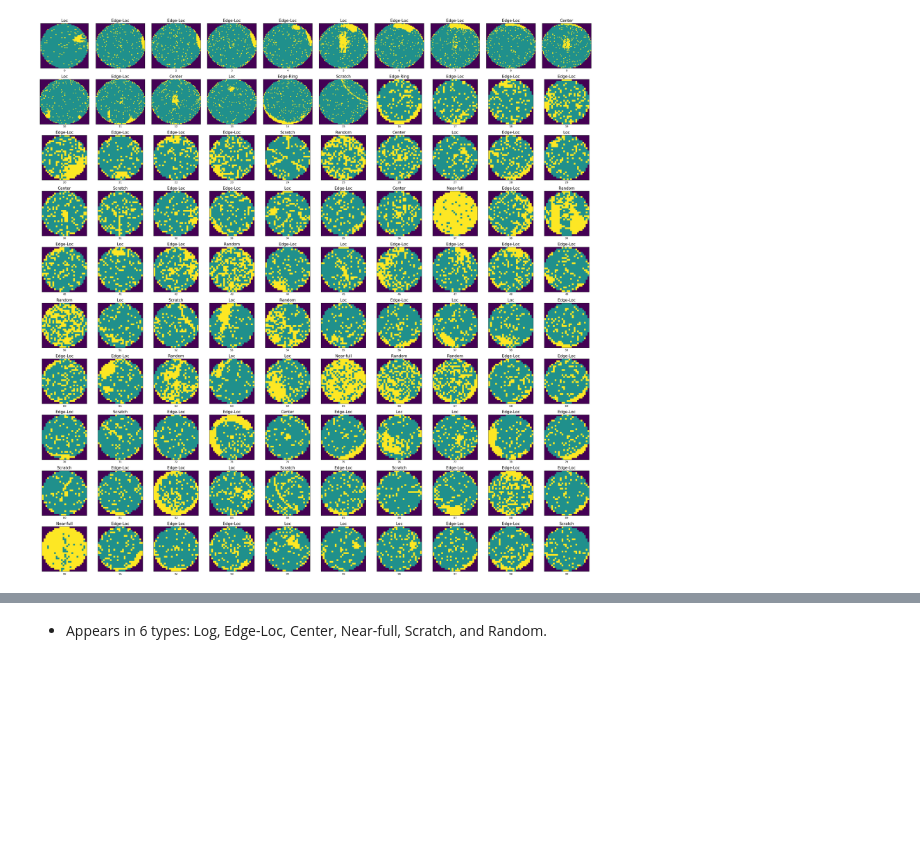
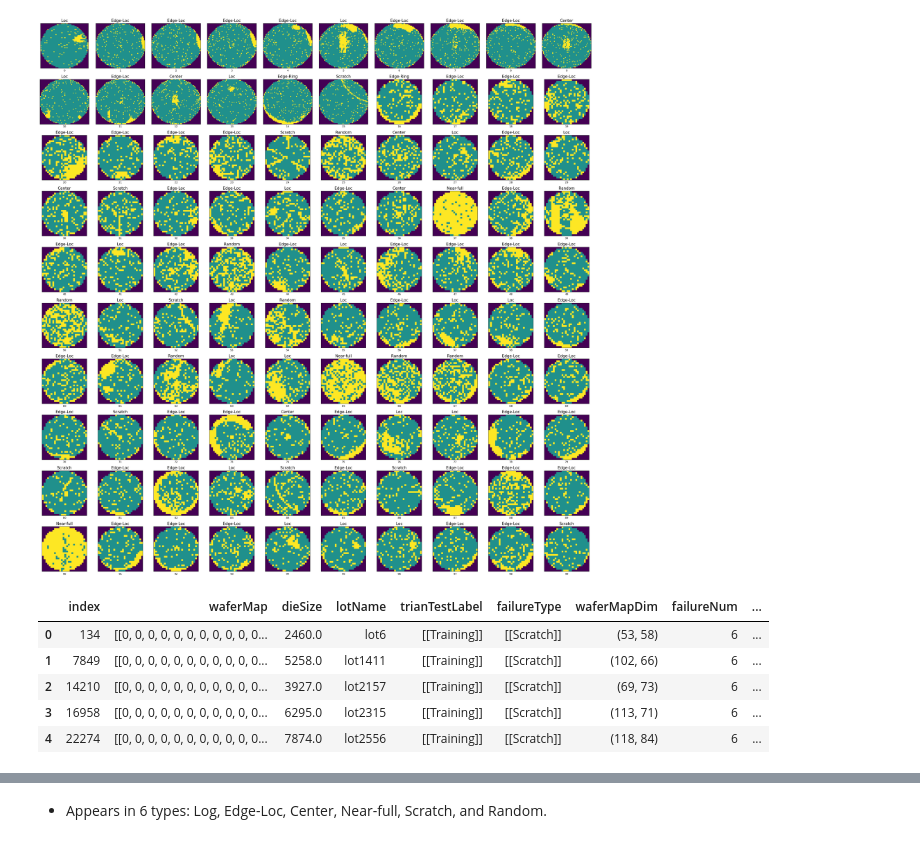
Before and after one commit to jonaschen16/wafermap, a Jupyter notebook: WM_811k_Wafermap_show.ipynb, the cells around one changed output, grey strips where cells are left out. Drawn from its saved outputs; the diff is of its cells as text; code cells hidden in the pictures; blank space fills up the shorter version.

```diff
--- a/WM_811k_Wafermap_show.ipynb
+++ b/WM_811k_Wafermap_show.ipynb
@@ -309,4 +309,19 @@ plt.tight_layout()
 plt.show()
 # %% [output]
 [figure]
+# %%
+#mapping_type={'Center':0, 'Donut':1, 'Edge-Loc':2, 'Edge-Ring':3, 'Loc':4, 'Random':5,'Scratch':6, 'Near-full':7, 'none':8}
+#mapping_traintest={'Training':0, 'Test':1}
+
+df_show = df[(df['failureNum']==0) & (df.waferMapDim >= (40,40))] # Create a new data frame
+df_show = df_show.reset_index() # Reset the index of the data frame created earlier
+# %%
+df_show.head()
+# %% [output]
+|  | index | waferMap | dieSize | lotName | trianTestLabel | failureType | waferMapDim | failureNum | ... |
+| 0 | 134 | [[0, 0, 0, 0, 0, 0, 0, 0, 0, 0, 0... | 2460.0 | lot6 | [[Training]] | [[Scratch]] | (53, 58) | 6 | ... |
+| 1 | 7849 | [[0, 0, 0, 0, 0, 0, 0, 0, 0, 0, 0... | 5258.0 | lot1411 | [[Training]] | [[Scratch]] | (102, 66) | 6 | ... |
+| 2 | 14210 | [[0, 0, 0, 0, 0, 0, 0, 0, 0, 0, 0... | 3927.0 | lot2157 | [[Training]] | [[Scratch]] | (69, 73) | 6 | ... |
+| 3 | 16958 | [[0, 0, 0, 0, 0, 0, 0, 0, 0, 0, 0... | 6295.0 | lot2315 | [[Training]] | [[Scratch]] | (113, 71) | 6 | ... |
+| 4 | 22274 | [[0, 0, 0, 0, 0, 0, 0, 0, 0, 0, 0... | 7874.0 | lot2556 | [[Training]] | [[Scratch]] | (118, 84) | 6 | ... |
 # %%
```
Also changed, not shown: parts of 1 cell of this notebook.
